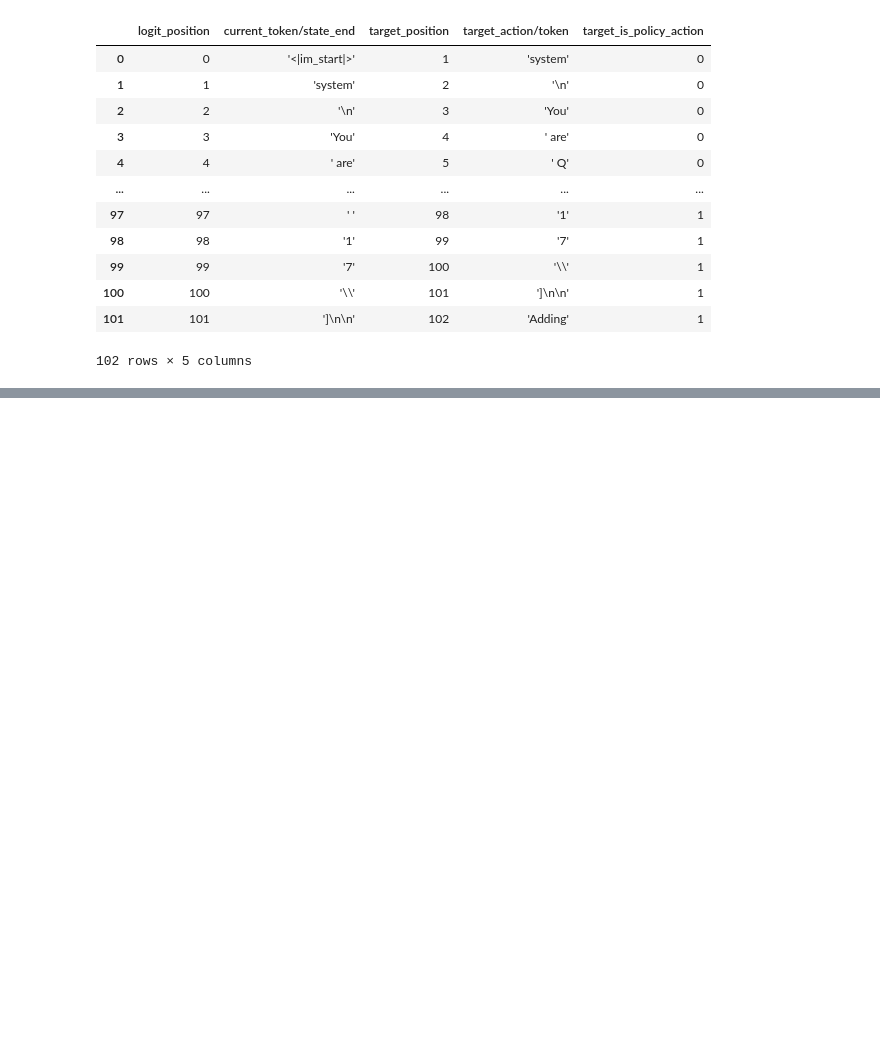
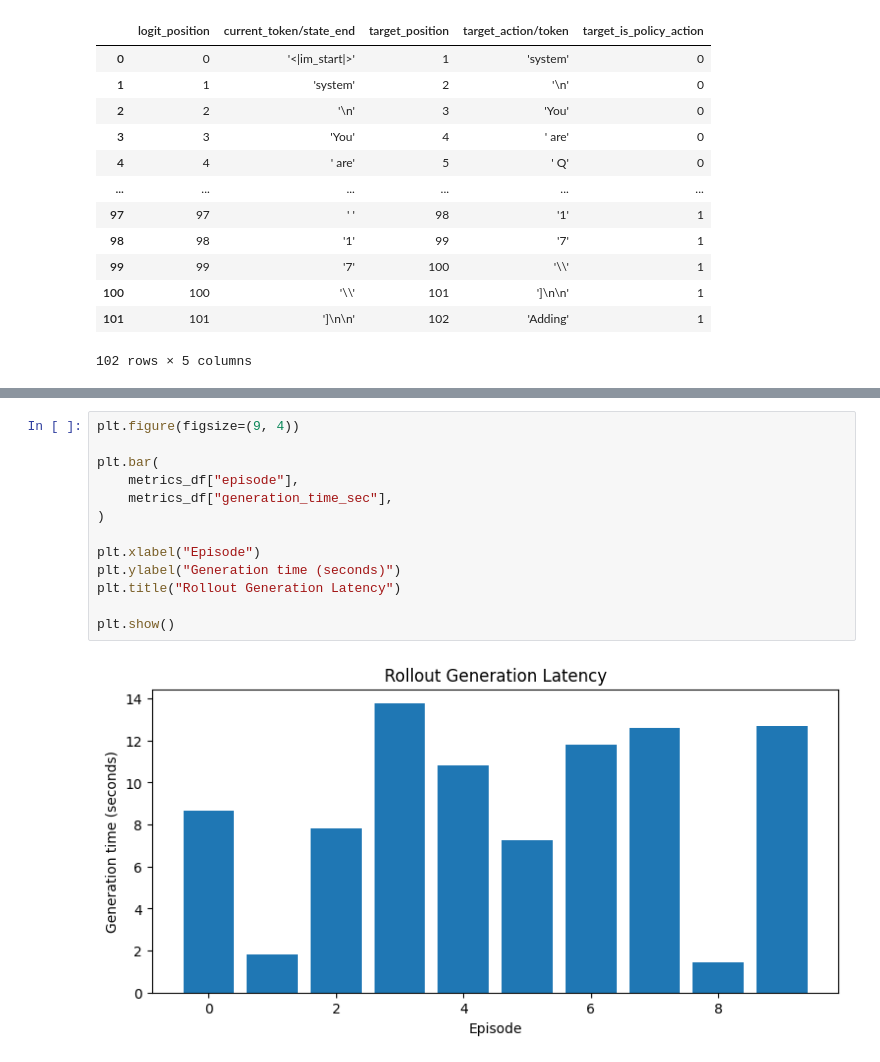
Before and after one commit to ujwal-s-r/Reinforcement-learning, a Jupyter notebook: RL_LLM/0_what_is_RL/6_1_llm_ppo.ipynb, the cells around one changed output, grey strips where cells are left out. Saved outputs shown, nothing was run; the diff lists cells and outputs as text; blank space fills up the shorter version.

```diff
--- a/RL_LLM/0_what_is_RL/6_1_llm_ppo.ipynb
+++ b/RL_LLM/0_what_is_RL/6_1_llm_ppo.ipynb
@@ -1442,0 +1509,15 @@ input_ids[:, 1:]
+# %%
+plt.figure(figsize=(9, 4))
+
+plt.bar(
+    metrics_df["episode"],
+    metrics_df["generation_time_sec"],
+)
+
+plt.xlabel("Episode")
+plt.ylabel("Generation time (seconds)")
+plt.title("Rollout Generation Latency")
+
+plt.show()
+# %% [output]
+[figure, added]
```
Also changed, not shown: parts of 27 cells of this notebook.
